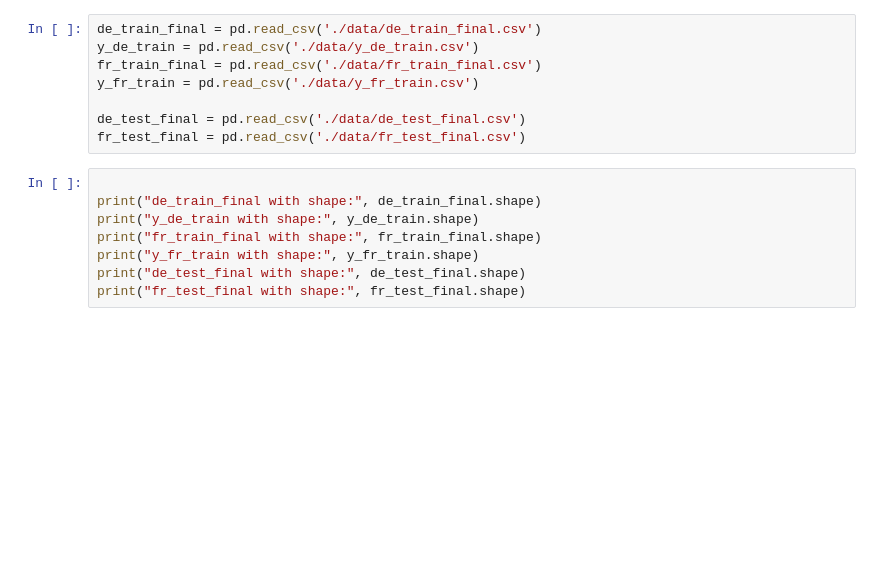
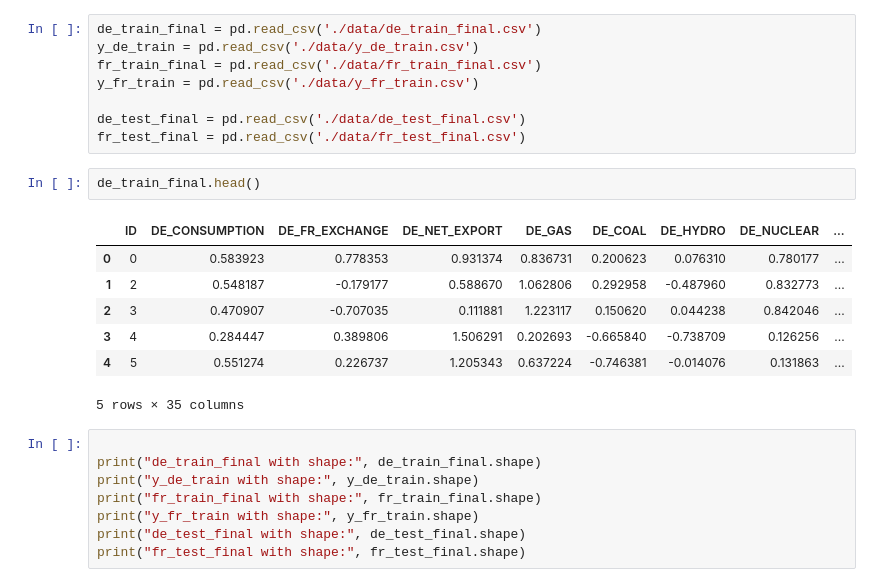
Before and after one commit to xiangyang0608/Ensemble-Learning-Project-G3-T7, a Jupyter notebook: Models/Bagging_FE.ipynb, the cells around one changed output. Cells and saved outputs as stored; diff of their text form; blank space fills up the shorter version.

```diff
--- a/Models/Bagging_FE.ipynb
+++ b/Models/Bagging_FE.ipynb
@@ -36,6 +36,16 @@ y_fr_train = pd.read_csv('./data/y_fr_train.csv')
 
 de_test_final = pd.read_csv('./data/de_test_final.csv')
 fr_test_final = pd.read_csv('./data/fr_test_final.csv')
+# %%
+de_train_final.head()
+# %% [output]
+|  | ID | DE_CONSUMPTION | DE_FR_EXCHANGE | DE_NET_EXPORT | DE_GAS | DE_COAL | DE_HYDRO | DE_NUCLEAR | ... |
+| 0 | 0 | 0.583923 | 0.778353 | 0.931374 | 0.836731 | 0.200623 | 0.076310 | 0.780177 | ... |
+| 1 | 2 | 0.548187 | -0.179177 | 0.588670 | 1.062806 | 0.292958 | -0.487960 | 0.832773 | ... |
+| 2 | 3 | 0.470907 | -0.707035 | 0.111881 | 1.223117 | 0.150620 | 0.044238 | 0.842046 | ... |
+| 3 | 4 | 0.284447 | 0.389806 | 1.506291 | 0.202693 | -0.665840 | -0.738709 | 0.126256 | ... |
+| 4 | 5 | 0.551274 | 0.226737 | 1.205343 | 0.637224 | -0.746381 | -0.014076 | 0.131863 | ... |
+5 rows × 35 columns
 # %%
 
 print("de_train_final with shape:", de_train_final.shape)
```
Also changed, not shown: parts of 8 cells of this notebook.
